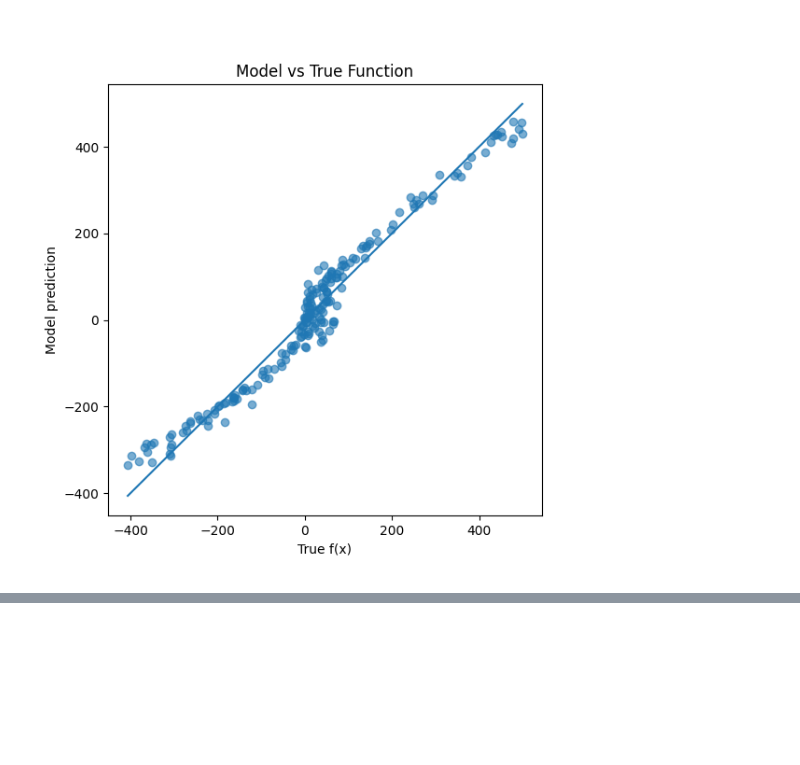
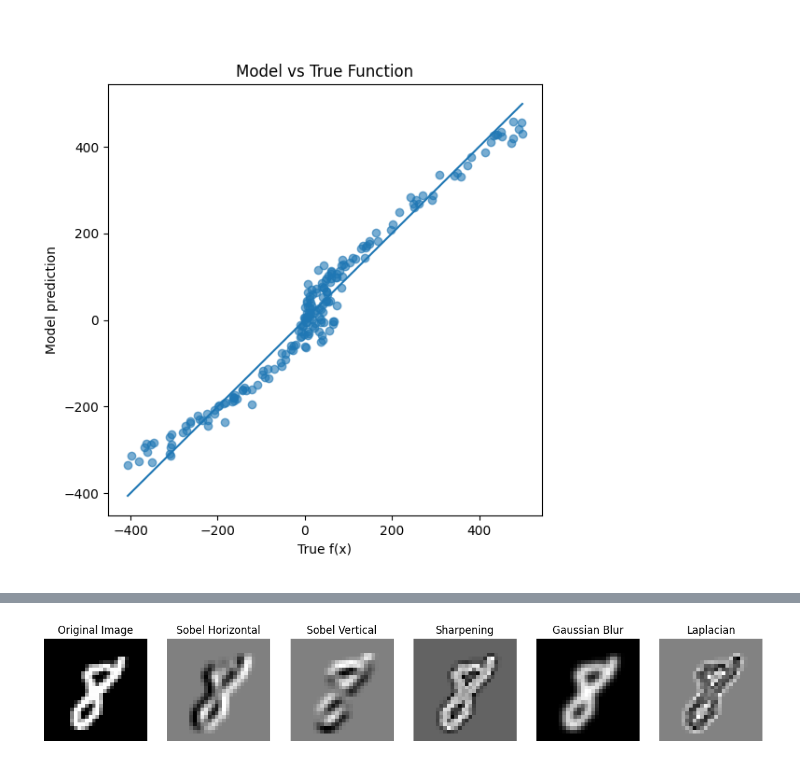
Before and after one commit to JohannesMeyersGit/DS_Notebooks, a Jupyter notebook: Introduction_Statistical_Learning/10_Deep_Learning.ipynb, the cells around one changed output, grey strips where cells are left out. Cells and saved outputs as stored; diff of their text form; code cells hidden in the pictures; blank space fills up the shorter version.

```diff
--- a/Introduction_Statistical_Learning/10_Deep_Learning.ipynb
+++ b/Introduction_Statistical_Learning/10_Deep_Learning.ipynb
@@ -923,0 +1151,54 @@ plt.show()
+# %%
+## Example of different convolution kernels and their effects on an image
+import numpy as np
+import matplotlib.pyplot as plt
+from scipy import ndimage
+%matplotlib inline
+# load a "8" image from the MNIST dataset
+mnist = datasets.MNIST(root='./data', train=True, download=True, transform=transforms.ToTensor())
+# get the first image of the dataset which is an "8"
+for i in range(len(mnist)):
+    image, label = mnist[i]
+    if label == 8:
+        img = image.squeeze().numpy()
+        break
+# Define different convolution kernels
+# start with a simple edge detection kernel (also known as the Sobel operator) for horizontal edges and vertical edges
+sobel_horizontal = np.array([[ -1, 0, 1],
+                             [ -2, 0, 2],
+                             [ -1, 0, 1]])
+sobel_vertical = np.array([[ 1, 2, 1],
+                           [ 0, 0, 0],
+                           [-1, -2, -1]])
+
+# Now a simple sharpening kernel which enhances the edges in the image and makes the image look sharper (gaussian kernel)
+sharpening_kernel = np.array([[ 0, -1, 0],
+                              [-1, 5, -1],
+                              [ 0, -1, 0]])
+
+# Now a simple blurring kernel (also known as the Gaussian blur kernel) which smooths the image and reduces noise
+gaussian_blur = np.array([[ 1/16, 1/8, 1/16],
+                          [ 1/8, 1/4, 1/8],
+                            [ 1/16, 1/8, 1/16]])
+
+# Now a laplacian kernel which is used for edge detection and it highlights the regions of rapid intensity change in the image
+laplacian_kernel = np.array([[ 0, 1, 0],
+                             [ 1, -4, 1],
+                             [ 0, 1, 0]])
+
+# Now we will apply these kernels to the image using convolution and visualize the results
+
+kernels = [sobel_horizontal, sobel_vertical, sharpening_kernel, gaussian_blur, laplacian_kernel]
+kernel_names = ['Sobel Horizontal', 'Sobel Vertical', 'Sharpening', 'Gaussian Blur', 'Laplacian']
+fig, axes = plt.subplots(1, len(kernels)+1, figsize=(15, 3))
+axes[0].imshow(img, cmap='gray')
+axes[0].set_title('Original Image')
+axes[0].axis('off')
+for i, kernel in enumerate(kernels):
+    convolved_img = ndimage.convolve(img, kernel, mode='constant', cval=0.0)
+    axes[i+1].imshow(convolved_img, cmap='gray')
+    axes[i+1].set_title(kernel_names[i])
+    axes[i+1].axis('off')
+plt.show()
+# %% [output]
+[figure, added]
```
Also changed, not shown: parts of 17 cells of this notebook, 8 other files.
